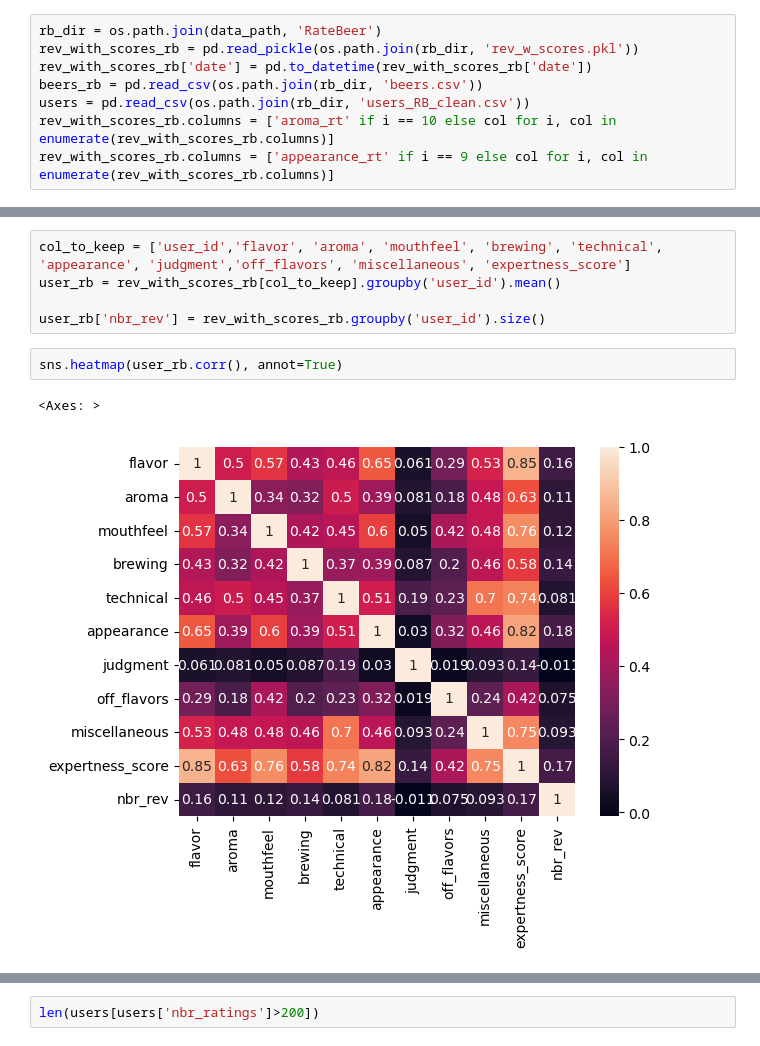
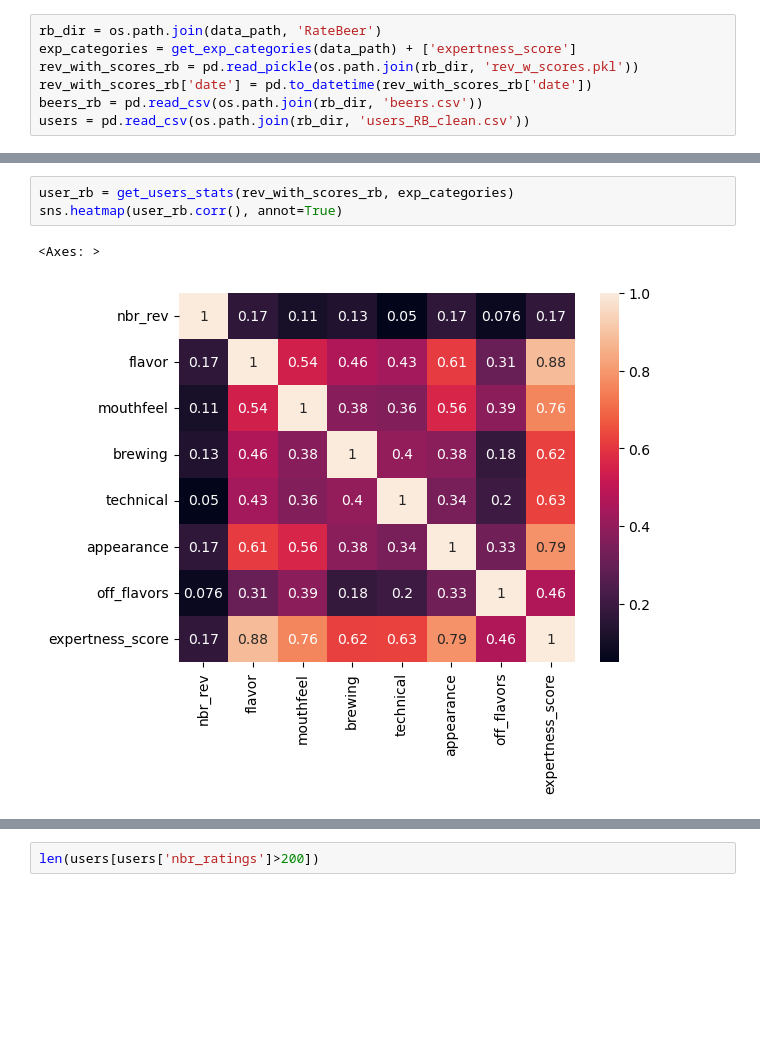
Before and after one commit to nada401/brewing-knowledge, a Jupyter notebook: src/scripts/expert_metric/rb_analysis_exp_metric.ipynb, the cells around one changed output, grey strips where cells are left out. Drawn from its saved outputs; the diff is of its cells as text; blank space fills up the shorter version.

```diff
--- a/src/scripts/expert_metric/rb_analysis_exp_metric.ipynb
+++ b/src/scripts/expert_metric/rb_analysis_exp_metric.ipynb
@@ -12,9 +16,8 @@ import seaborn as sns
 data_path = './../../../data'
 # %%
 rb_dir = os.path.join(data_path, 'RateBeer')
+exp_categories = get_exp_categories(data_path) + ['expertness_score']
 rev_with_scores_rb = pd.read_pickle(os.path.join(rb_dir, 'rev_w_scores.pkl'))
 rev_with_scores_rb['date'] = pd.to_datetime(rev_with_scores_rb['date'])
 beers_rb = pd.read_csv(os.path.join(rb_dir, 'beers.csv'))
 users = pd.read_csv(os.path.join(rb_dir, 'users_RB_clean.csv'))
-rev_with_scores_rb.columns = ['aroma_rt' if i == 10 else col for i, col in enumerate(rev_with_scores_rb.columns)]
-rev_with_scores_rb.columns = ['appearance_rt' if i == 9 else col for i, col in enumerate(rev_with_scores_rb.columns)]
@@ -54,13 +52,9 @@ mean_scores_beer['review_count'].corr(mean_scores_beer['expertness_score'])
-# %%
-col_to_keep = ['user_id','flavor', 'aroma', 'mouthfeel', 'brewing', 'technical', 'appearance', 'judgment','off_flavors', 'miscellaneous', 'expertness_score']
-user_rb = rev_with_scores_rb[col_to_keep].groupby('user_id').mean()
-
-user_rb['nbr_rev'] = rev_with_scores_rb.groupby('user_id').size()
 # %%
+user_rb = get_users_stats(rev_with_scores_rb, exp_categories)
 sns.heatmap(user_rb.corr(), annot=True)
 # %% [output]
 <Axes: >
-[figure, old version]
+[figure, new version]
 # %%
 sns.heatmap(user_rb[user_rb['nbr_rev']<200].corr(), annot=True)
 # %% [output]
```
Also changed, not shown: parts of 38 cells of this notebook, 12 other files.
